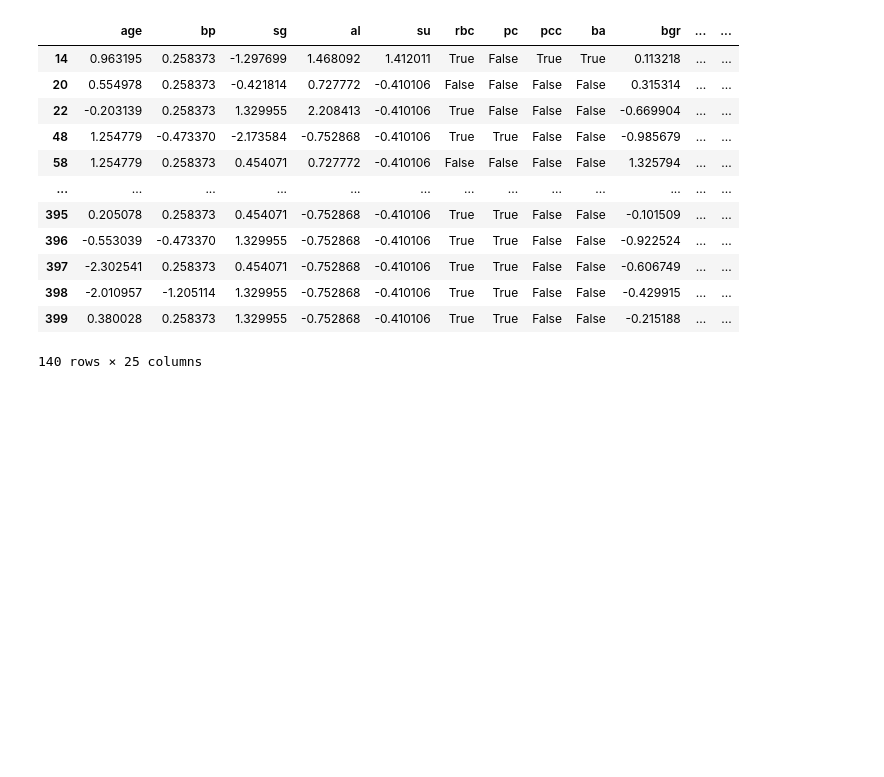
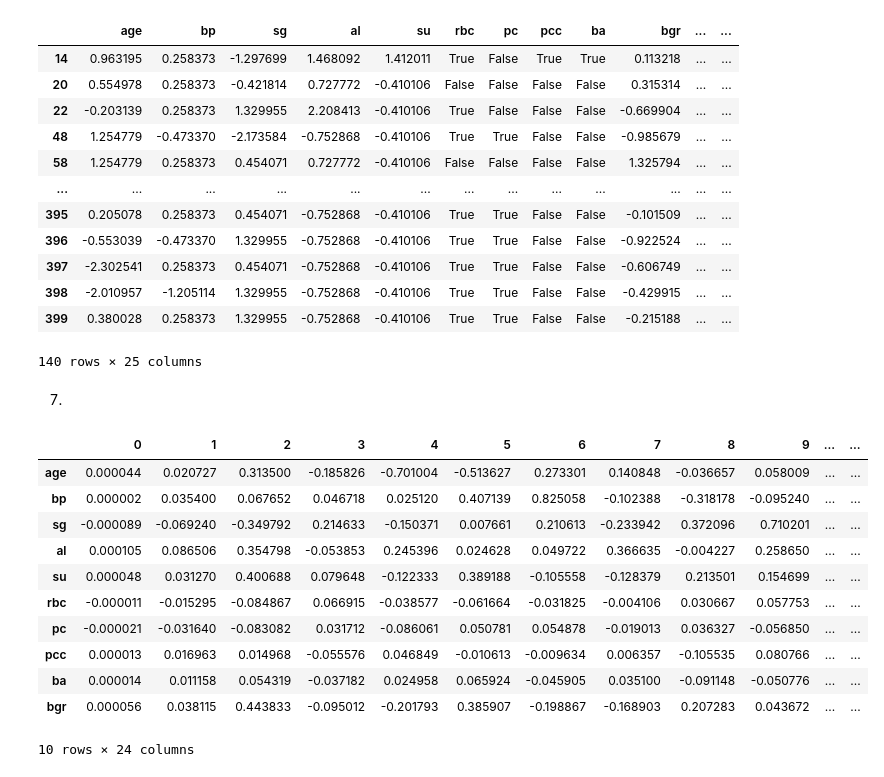
Before and after one commit to shuaniw/Assignment-6, a Jupyter notebook: Assignment6.ipynb, the cells around one changed output. Cells and saved outputs as stored; diff of their text form; code cells hidden in the pictures; blank space fills up the shorter version.

```diff
--- a/Assignment6.ipynb
+++ b/Assignment6.ipynb
@@ -220,3 +220,24 @@ clean_data
 | 398 | -2.010957 | -1.205114 | 1.329955 | -0.752868 | -0.410106 | True | True | False | False | -0.429915 | ... | ... |
 | 399 | 0.380028 | 0.258373 | 1.329955 | -0.752868 | -0.410106 | True | True | False | False | -0.215188 | ... | ... |
 140 rows × 25 columns
+# %% [markdown]
+7.
+# %%
+x = K_cleaned.drop('classification', axis = 1)
+# %%
+pca_X = PCA()
+pca_loadings = pd.DataFrame(pca_X.fit(x ).components_.T, index =x .columns)
+pca_loadings.head(10)
+# %% [output]
+|  | 0 | 1 | 2 | 3 | 4 | 5 | 6 | 7 | 8 | 9 | ... | ... |
+| age | 0.000044 | 0.020727 | 0.313500 | -0.185826 | -0.701004 | -0.513627 | 0.273301 | 0.140848 | -0.036657 | 0.058009 | ... | ... |
+| bp | 0.000002 | 0.035400 | 0.067652 | 0.046718 | 0.025120 | 0.407139 | 0.825058 | -0.102388 | -0.318178 | -0.095240 | ... | ... |
+| sg | -0.000089 | -0.069240 | -0.349792 | 0.214633 | -0.150371 | 0.007661 | 0.210613 | -0.233942 | 0.372096 | 0.710201 | ... | ... |
+| al | 0.000105 | 0.086506 | 0.354798 | -0.053853 | 0.245396 | 0.024628 | 0.049722 | 0.366635 | -0.004227 | 0.258650 | ... | ... |
+| su | 0.000048 | 0.031270 | 0.400688 | 0.079648 | -0.122333 | 0.389188 | -0.105558 | -0.128379 | 0.213501 | 0.154699 | ... | ... |
+| rbc | -0.000011 | -0.015295 | -0.084867 | 0.066915 | -0.038577 | -0.061664 | -0.031825 | -0.004106 | 0.030667 | 0.057753 | ... | ... |
+| pc | -0.000021 | -0.031640 | -0.083082 | 0.031712 | -0.086061 | 0.050781 | 0.054878 | -0.019013 | 0.036327 | -0.056850 | ... | ... |
+| pcc | 0.000013 | 0.016963 | 0.014968 | -0.055576 | 0.046849 | -0.010613 | -0.009634 | 0.006357 | -0.105535 | 0.080766 | ... | ... |
+| ba | 0.000014 | 0.011158 | 0.054319 | -0.037182 | 0.024958 | 0.065924 | -0.045905 | 0.035100 | -0.091148 | -0.050776 | ... | ... |
+| bgr | 0.000056 | 0.038115 | 0.443833 | -0.095012 | -0.201793 | 0.385907 | -0.198867 | -0.168903 | 0.207283 | 0.043672 | ... | ... |
+10 rows × 24 columns
```
Also changed, not shown: parts of 7 cells of this notebook.
